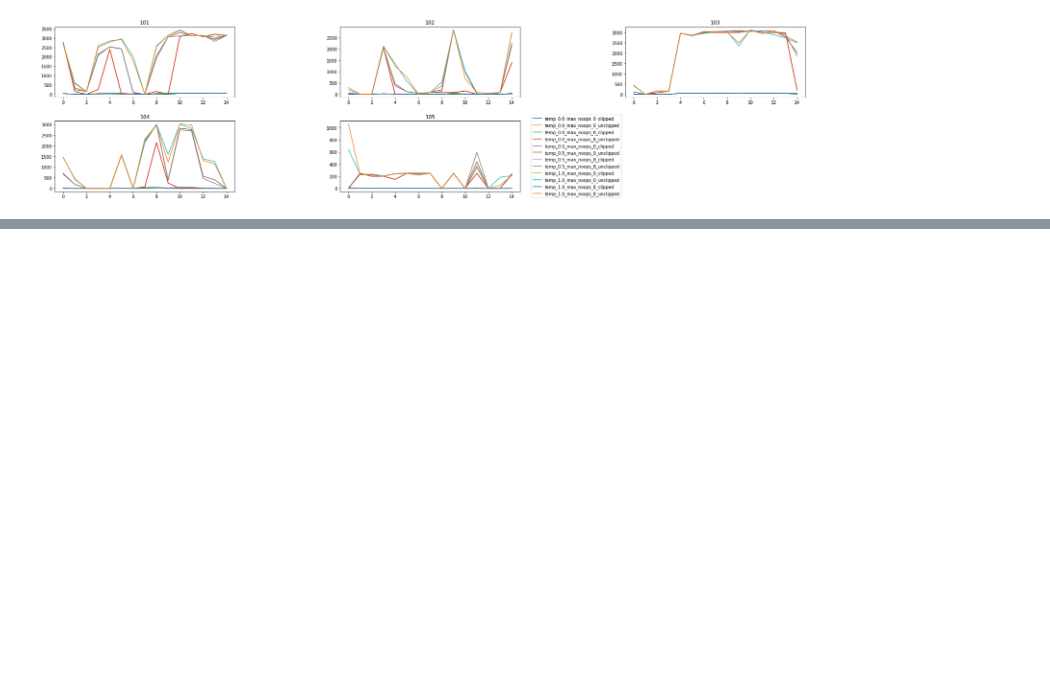
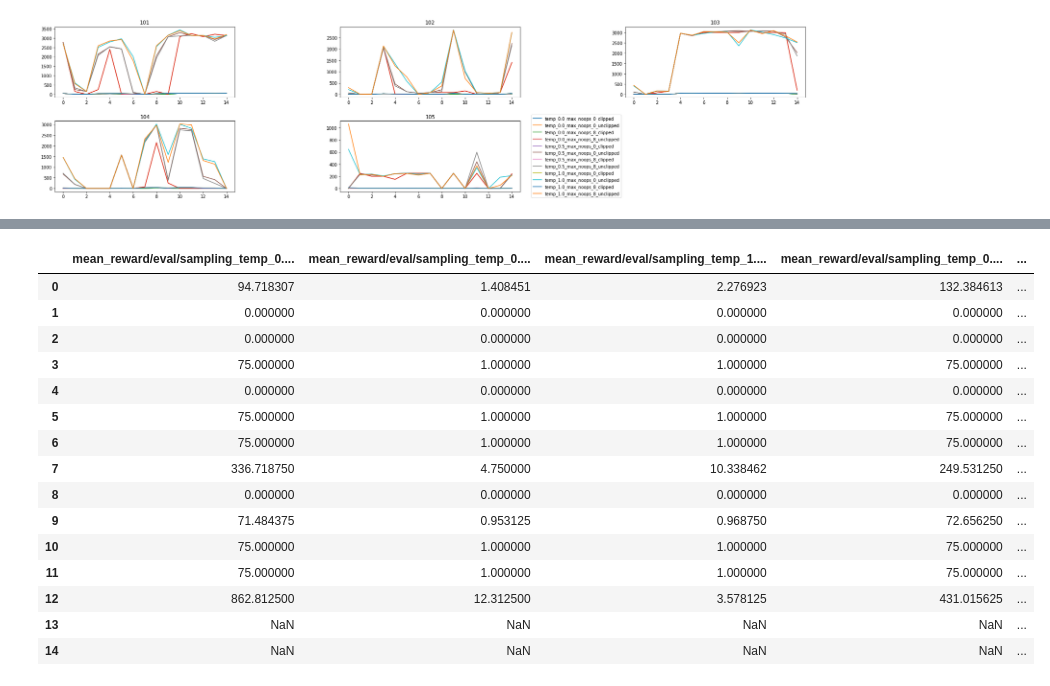
Before and after one commit to dakaun/worldmodel, a Jupyter notebook: tensor2tensor/tensor2tensor/rl/read_experiments/read_experiments.ipynb, the cells around one changed output, grey strips where cells are left out. Cells and saved outputs as stored; diff of their text form; code cells hidden in the pictures; blank space fills up the shorter version.

```diff
--- a/tensor2tensor/tensor2tensor/rl/read_experiments/read_experiments.ipynb
+++ b/tensor2tensor/tensor2tensor/rl/read_experiments/read_experiments.ipynb
@@ -92,0 +290,9 @@ plt.show()
+# %%
+path = '/home/student/t2t_train/test1/'
+final_out = {}
+dirs = [pdir for pdir in os.listdir(path) if pdir.startswith('10')]
+dirs.sort()
+#dir_data = [data for data in os.listdir(dirs) if data.startswith('event')]
+# %%
+dirs = dirs[2:7]
+dirs
@@ -92,0 +362,4 @@ plt.show()
+# %%
+dir_datapath = '/home/student/t2t_train/test1/102'
+dir_data = [data for data in os.listdir(dir_datapath) if data.startswith('event')]
+dir_data
@@ -92,0 +370,30 @@ plt.show()
+# %%
+experiment= 102
+out = pd.DataFrame(columns = ['mean_reward/eval/sampling_temp_0.5_max_noops_0_unclipped', 'mean_reward/eval/sampling_temp_0.5_max_noops_0_clipped',
+                              'mean_reward/eval/sampling_temp_1.0_max_noops_8_clipped', 'mean_reward/eval/sampling_temp_0.5_max_noops_8_unclipped',
+                              'mean_reward/eval/sampling_temp_0.0_max_noops_0_clipped', 'reward_accuracy/at_12',
+                              'mean_reward/eval/sampling_temp_0.5_max_noops_8_clipped', 'mean_reward/eval/sampling_temp_1.0_max_noops_8_unclipped',
+                              'mean_reward/eval/sampling_temp_1.0_max_noops_0_unclipped', 'mean_reward/eval/sampling_temp_0.0_max_noops_8_clipped',
+                              'mean_reward/eval/sampling_temp_0.0_max_noops_0_unclipped', 'mean_reward/eval/sampling_temp_1.0_max_noops_0_clipped',
+                              'reward_accuracy/at_50', 'mean_reward/eval/sampling_temp_0.0_max_noops_8_unclipped', 'mean_reward/train/clipped',
+                              'experiment_id', 'filename'])
+for dname in dir_data:
+    print(f'Converting {dname}')
+    eventaccum = EventAccumulator(os.path.join(dir_datapath, dname)).Reload()
+    tags = eventaccum.Tags()['scalars']
+    print(tags)
+    for tag in tags:
+        tag_values=[]
+        for event in eventaccum.Scalars(tag):
+            tag_values.append(event.value)
+        print(tag_values)
+        if len(tag_values) < 15:
+            solllength=15
+            restlength= solllength-len(tag_values)
+            for i in range(restlength):
+                tag_values.append(np.nan)
+        out[tag] = tag_values
+    out['filename'] = dname
+    out['experiment_id'] = experiment
+print('Done')
+#out.to_csv('result2.csv')
@@ -92,0 +418,19 @@ plt.show()
+# %%
+out
+# %% [output]
+|  | mean_reward/eval/sampling_temp_0.... | mean_reward/eval/sampling_temp_0.... | mean_reward/eval/sampling_temp_1.... | mean_reward/eval/sampling_temp_0.... | ... |
+| 0 | 94.718307 | 1.408451 | 2.276923 | 132.384613 | ... |
+| 1 | 0.000000 | 0.000000 | 0.000000 | 0.000000 | ... |
+| 2 | 0.000000 | 0.000000 | 0.000000 | 0.000000 | ... |
+| 3 | 75.000000 | 1.000000 | 1.000000 | 75.000000 | ... |
+| 4 | 0.000000 | 0.000000 | 0.000000 | 0.000000 | ... |
+| 5 | 75.000000 | 1.000000 | 1.000000 | 75.000000 | ... |
+| 6 | 75.000000 | 1.000000 | 1.000000 | 75.000000 | ... |
+| 7 | 336.718750 | 4.750000 | 10.338462 | 249.531250 | ... |
+| 8 | 0.000000 | 0.000000 | 0.000000 | 0.000000 | ... |
+| 9 | 71.484375 | 0.953125 | 0.968750 | 72.656250 | ... |
+| 10 | 75.000000 | 1.000000 | 1.000000 | 75.000000 | ... |
+| 11 | 75.000000 | 1.000000 | 1.000000 | 75.000000 | ... |
+| 12 | 862.812500 | 12.312500 | 3.578125 | 431.015625 | ... |
+| 13 | NaN | NaN | NaN | NaN | ... |
+| 14 | NaN | NaN | NaN | NaN | ... |
```
Also changed, not shown: parts of 27 cells of this notebook.
